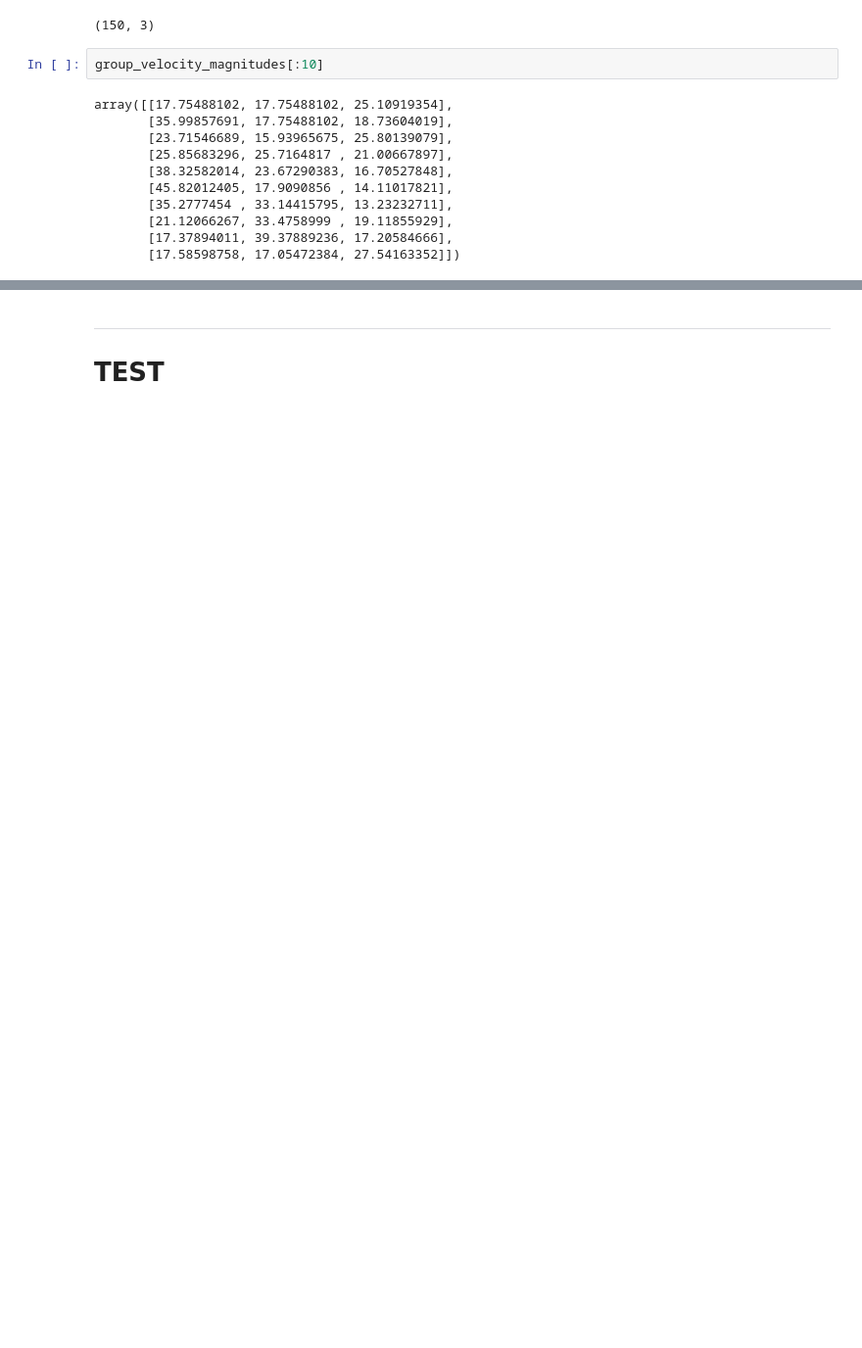
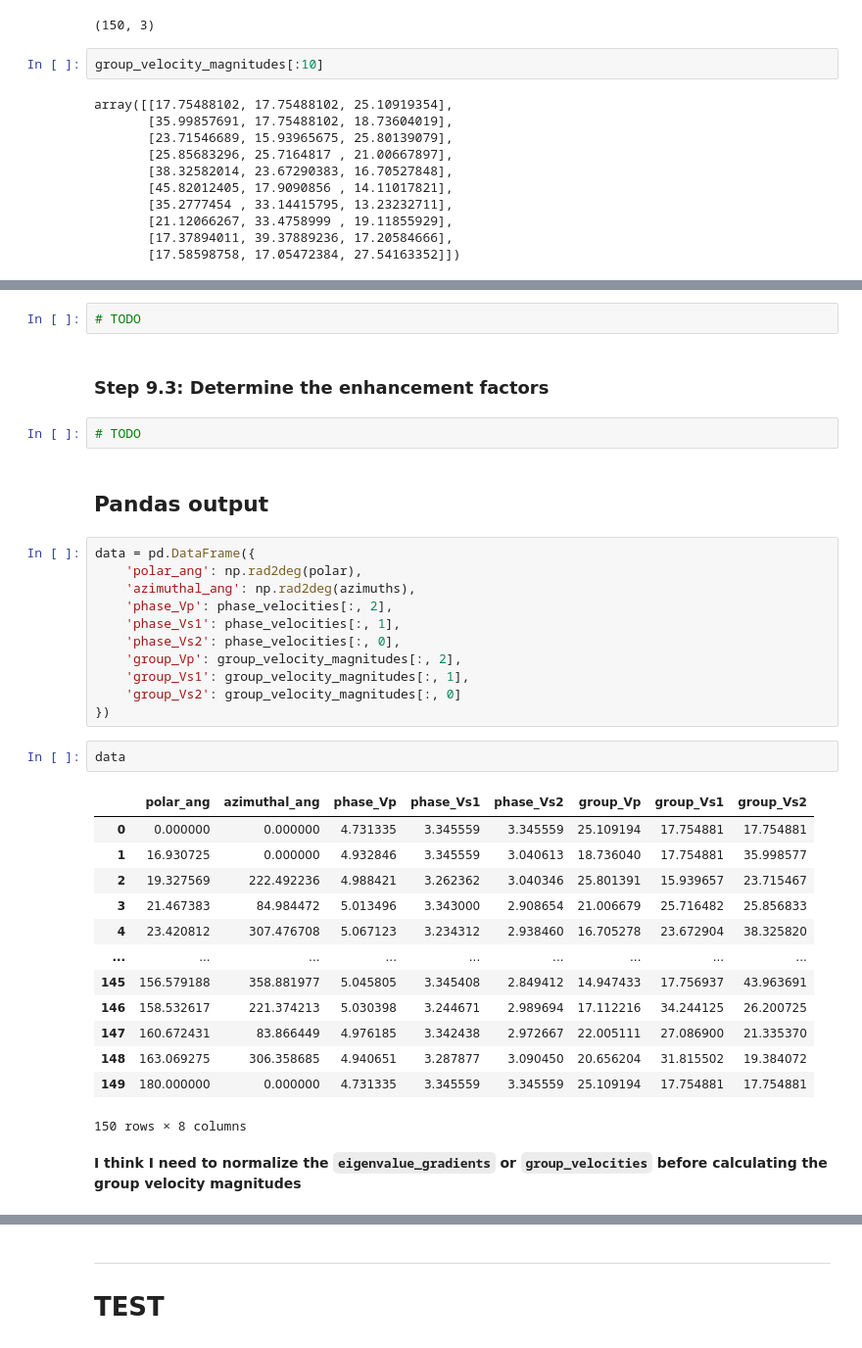
Before and after one commit to marcoalopez/PyRockWave, a Jupyter notebook: src/test_christoffel_stepbystep.ipynb, the cells around one changed output, grey strips where cells are left out. Shown at 98% size. Cells and saved outputs as stored; diff of their text form; blank space fills up the shorter version.

```diff
--- a/src/test_christoffel_stepbystep.ipynb
+++ b/src/test_christoffel_stepbystep.ipynb
@@ -142,0 +183,37 @@ group_velocity_directions.shape
+# %%
+# TODO
+# %% [markdown]
+### Step 9.3: Determine the enhancement factors
+# %%
+# TODO
+# %% [markdown]
+## Pandas output
+# %%
+data = pd.DataFrame({
+    'polar_ang': np.rad2deg(polar),
+    'azimuthal_ang': np.rad2deg(azimuths),
+    'phase_Vp': phase_velocities[:, 2],
+    'phase_Vs1': phase_velocities[:, 1],
+    'phase_Vs2': phase_velocities[:, 0],
+    'group_Vp': group_velocity_magnitudes[:, 2],
+    'group_Vs1': group_velocity_magnitudes[:, 1],
+    'group_Vs2': group_velocity_magnitudes[:, 0]
+})
+# %%
+data
+# %% [output]
+|  | polar_ang | azimuthal_ang | phase_Vp | phase_Vs1 | phase_Vs2 | group_Vp | group_Vs1 | group_Vs2 |
+| 0 | 0.000000 | 0.000000 | 4.731335 | 3.345559 | 3.345559 | 25.109194 | 17.754881 | 17.754881 |
+| 1 | 16.930725 | 0.000000 | 4.932846 | 3.345559 | 3.040613 | 18.736040 | 17.754881 | 35.998577 |
+| 2 | 19.327569 | 222.492236 | 4.988421 | 3.262362 | 3.040346 | 25.801391 | 15.939657 | 23.715467 |
+| 3 | 21.467383 | 84.984472 | 5.013496 | 3.343000 | 2.908654 | 21.006679 | 25.716482 | 25.856833 |
+| 4 | 23.420812 | 307.476708 | 5.067123 | 3.234312 | 2.938460 | 16.705278 | 23.672904 | 38.325820 |
+| ... | ... | ... | ... | ... | ... | ... | ... | ... |
+| 145 | 156.579188 | 358.881977 | 5.045805 | 3.345408 | 2.849412 | 14.947433 | 17.756937 | 43.963691 |
+| 146 | 158.532617 | 221.374213 | 5.030398 | 3.244671 | 2.989694 | 17.112216 | 34.244125 | 26.200725 |
+| 147 | 160.672431 | 83.866449 | 4.976185 | 3.342438 | 2.972667 | 22.005111 | 27.086900 | 21.335370 |
+| 148 | 163.069275 | 306.358685 | 4.940651 | 3.287877 | 3.090450 | 20.656204 | 31.815502 | 19.384072 |
+| 149 | 180.000000 | 0.000000 | 4.731335 | 3.345559 | 3.345559 | 25.109194 | 17.754881 | 17.754881 |
+150 rows × 8 columns
+# %% [markdown]
+**I think I need to normalize the ``eigenvalue_gradients`` or ``group_velocities``  before calculating the group velocity magnitudes**
```
Also changed, not shown: parts of 53 cells of this notebook.
